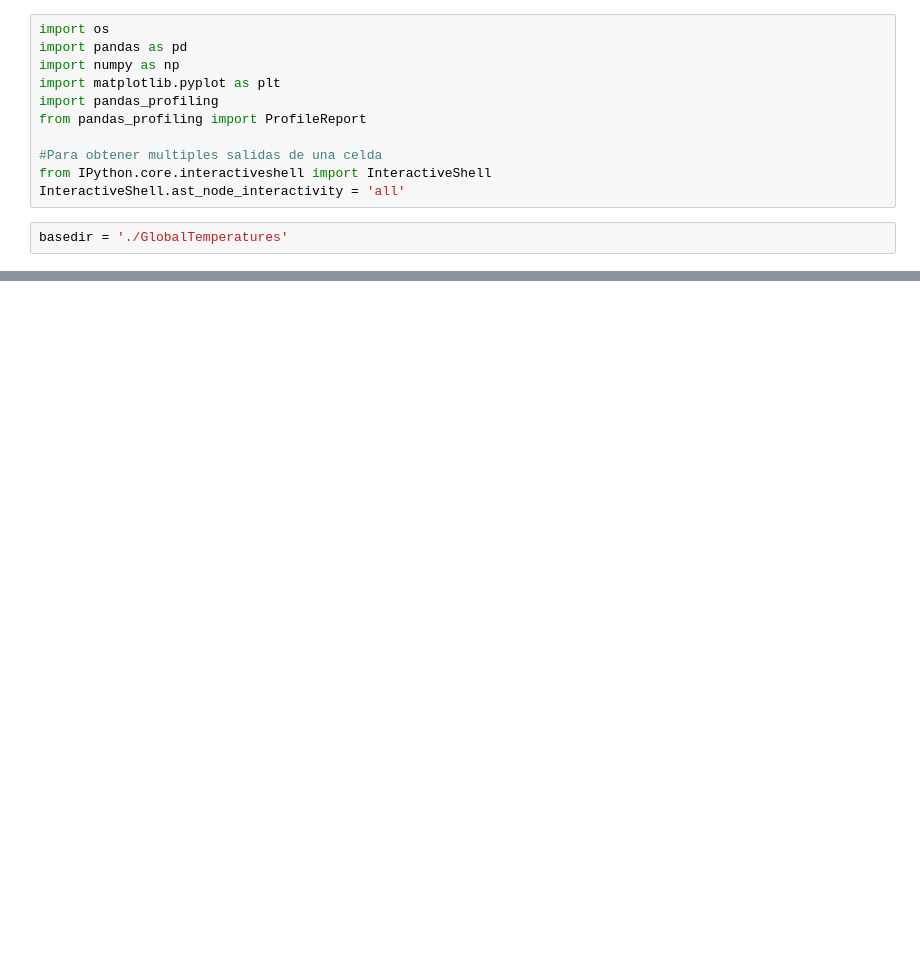
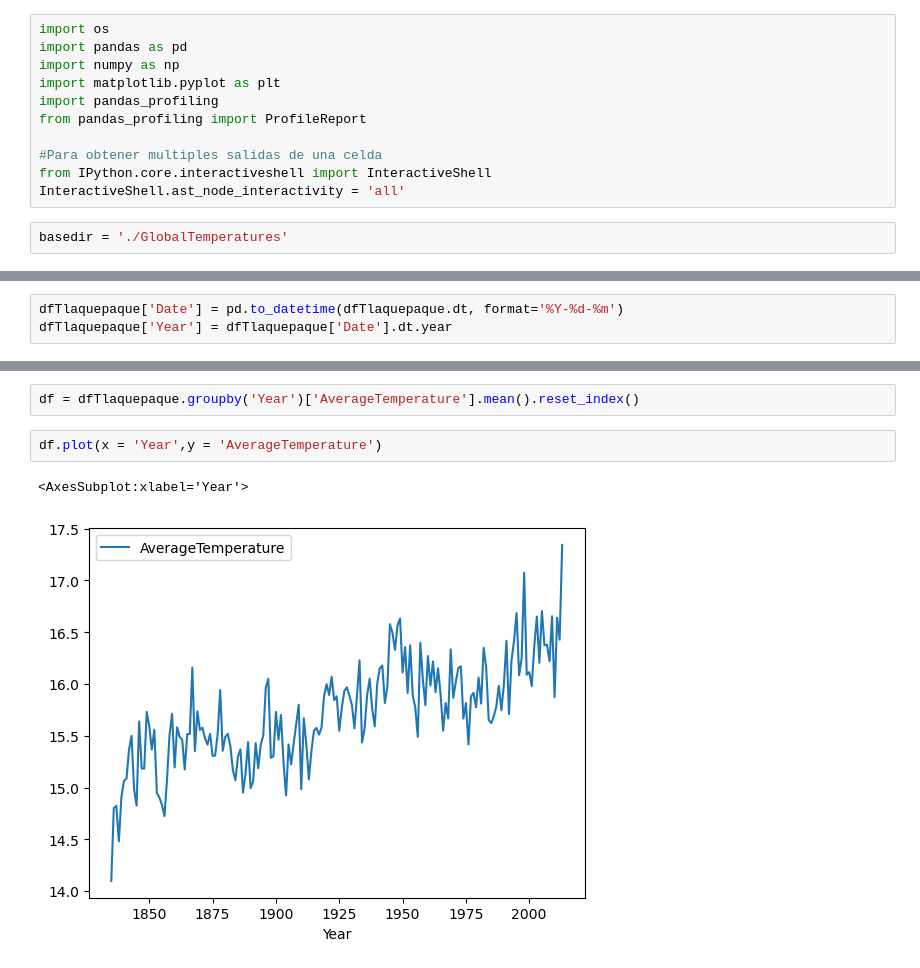
Before and after one commit to G4ll4rd0/ClimaGlobalPAD_O2022, a Jupyter notebook: Comprension_negocio_y_datos.ipynb, the cells around one changed output, grey strips where cells are left out. Cells and saved outputs as stored; diff of their text form; blank space fills up the shorter version.

```diff
--- a/Comprension_negocio_y_datos.ipynb
+++ b/Comprension_negocio_y_datos.ipynb
@@ -16,0 +23,3 @@ dfClima = pd.read_csv(clima)
+# %%
+dfTlaquepaque['Date'] = pd.to_datetime(dfTlaquepaque.dt, format='%Y-%d-%m')
+dfTlaquepaque['Year'] = dfTlaquepaque['Date'].dt.year
@@ -16,0 +37,7 @@ dfClima = pd.read_csv(clima)
+# %%
+df = dfTlaquepaque.groupby('Year')['AverageTemperature'].mean().reset_index()
+# %%
+df.plot(x = 'Year',y = 'AverageTemperature')
+# %% [output]
+<AxesSubplot:xlabel='Year'>
+[figure, added]
```
Also changed, not shown: parts of 6 cells of this notebook, 1 other file.
